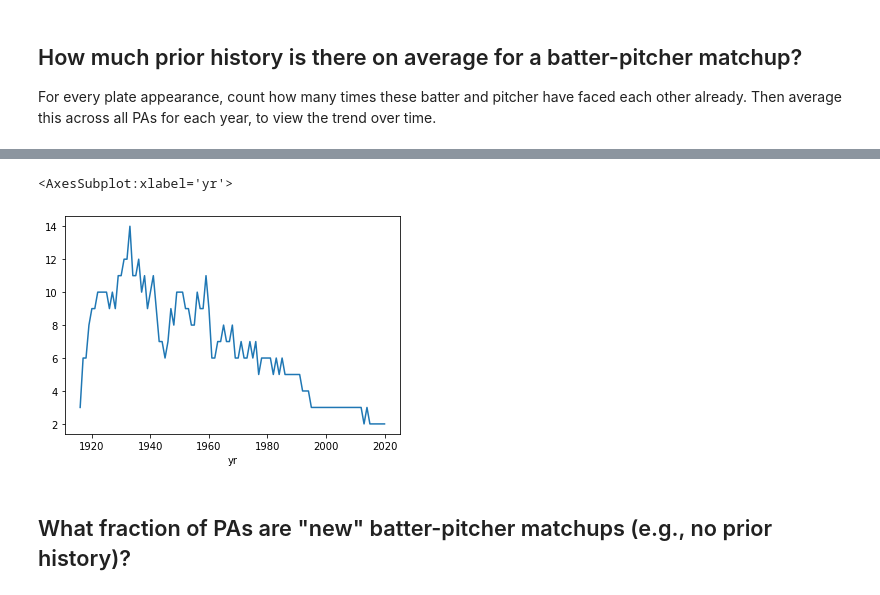
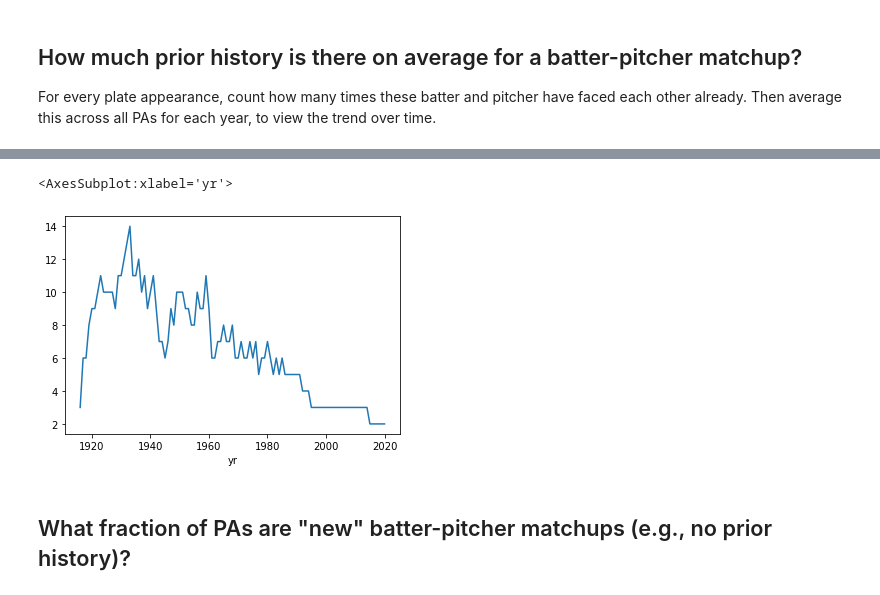
Before and after one commit to sdvinay/baseball_sql, a Jupyter notebook: pandas/batter_pitcher_familiarity_historical.ipynb, the cells around one changed output, grey strips where cells are left out. Drawn from its saved outputs; the diff is of its cells as text; code cells hidden in the pictures.

```diff
--- a/pandas/batter_pitcher_familiarity_historical.ipynb
+++ b/pandas/batter_pitcher_familiarity_historical.ipynb
@@ -3,3 +3,0 @@ import boxball_loader as bbl
-# %%
-ev = bbl.load_event_data(1800, 3000, ['bat_id', 'pit_id', 'event_id'], True)
-ev.columns
@@ -9,0 +4,5 @@ Index(['game_id', 'date', 'game_type', 'ab_fl', 'bat_event_fl', 'pit_id',
+# %%
+# Use all game types for the input data, to measure history between batters and pitchers
+# Narrow to RS/PS/whatever when looking at trends over time
+ev = bbl.load_event_data(1800, 3000, ['bat_id', 'pit_id', 'event_id'], True, game_types=bbl.GameType.ALL).sort_values(['bat_id', 'pit_id', 'date', 'event_id'])
+ev.columns
@@ -10,6 +20,8 @@ Index(['game_id', 'date', 'game_type', 'ab_fl', 'bat_event_fl', 'pit_id',
 # %%
-ev['matchup_ct'] = ev.sort_values(['bat_id', 'pit_id', 'date', 'event_id']).groupby(['bat_id', 'pit_id']).cumcount()
-ev['first_matchup'] = (ev['matchup_ct']==0)
+ev['matchup_ct_career'] = ev.groupby(['bat_id', 'pit_id']).cumcount()
+ev['matchup_ct_season'] = ev.groupby(['bat_id', 'pit_id', 'yr']).cumcount()
+ev['matchup_ct_game'] = ev.groupby(['bat_id', 'pit_id', 'game_id']).cumcount()
+ev['first_matchup'] = (ev['matchup_ct_career']==0)
 ev.sample(10)
 # %% [output]
 |  | game_id | date | game_type | ab_fl | bat_event_fl | pit_id | tb_ct | bat_id | event_cd | event_id | ... |
@@ -35,10 +74,10 @@ ev.groupby('yr')['matchup_ct'].mean().plot()
 # %%
 # Let's look at the median also
 
-ev.groupby('yr')['matchup_ct'].median().plot()
+ev.query('game_type=="RS"').groupby('yr')['matchup_ct_career'].median().plot()
 # %% [output]
 <AxesSubplot:xlabel='yr'>
-[figure, old version]
+[figure, new version]
 # %% [markdown]
 ## What fraction of PAs are "new" batter-pitcher matchups (e.g., no prior history)?
 # %%
```
Also changed, not shown: parts of 30 cells of this notebook.
